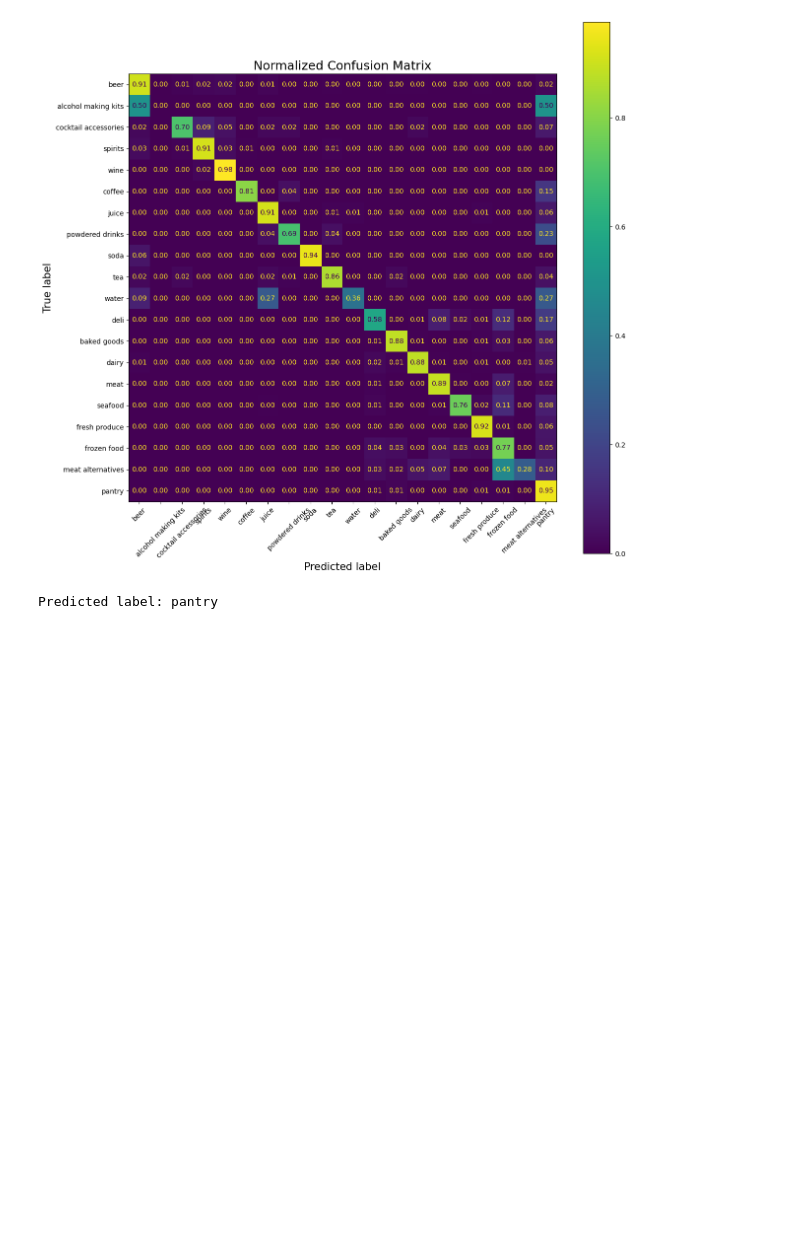
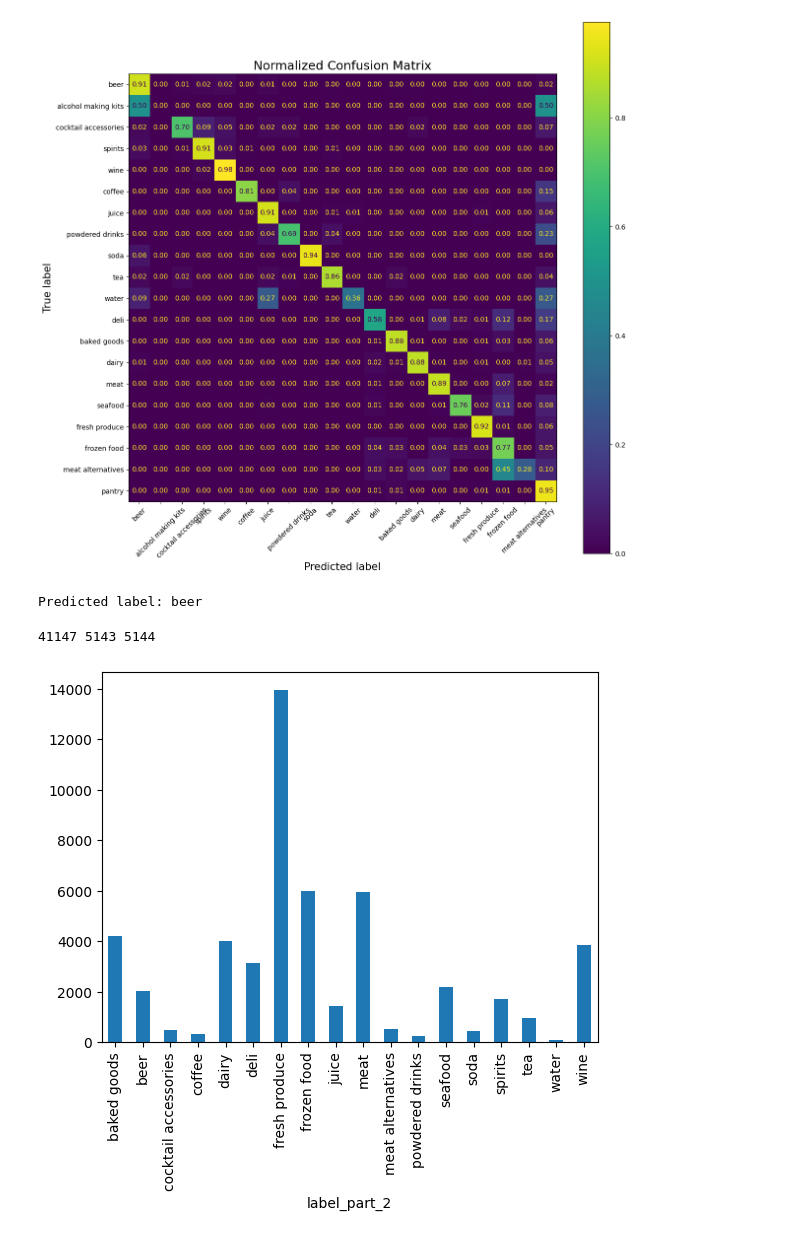
Before and after one commit to EIB-Restaurant/burnt_labels, a Jupyter notebook: Bert_classifier.ipynb, the cells around one changed output. Cells and saved outputs as stored; diff of their text form; code cells hidden in the pictures; blank space fills up the shorter version.

Commit message:
Added BERT classifier

```diff
--- a/Bert_classifier.ipynb
+++ b/Bert_classifier.ipynb
@@ -297,7 +294,7 @@ plt.show()
 [figure]
 # %%
 
-example_input = "chocolate glazed"
+example_input = "Anderson Valley Brewing Company Boont Amber12 fl oz"
 fixed_text = " ".join(example_input.lower().split())
 
 model_input = tokenizer(fixed_text, padding='max_length', max_length=128, truncation=True, return_tensors="pt")
@@ -313,4 +310,53 @@ number_to_label = {v: k for k, v in label_to_number.items()}
 pred_label = number_to_label[logits.argmax(dim=1).item()]
 print(f"Predicted label: {pred_label}")
 # %% [output]
-Predicted label: pantry
+Predicted label: beer
+# %%
+import torch
+import numpy as np
+import matplotlib.pyplot as plt
+import pandas as pd
+from torch import nn
+from torch.optim import AdamW
+from transformers import BertForSequenceClassification, BertConfig, BertTokenizer
+from tqdm import tqdm
+from sklearn.metrics import confusion_matrix, ConfusionMatrixDisplay
+
+# Step 1: Load and preprocess data
+df = pd.read_csv('../data_saved_models/test_food_bev_alc.csv')
+data_cleaned = df.drop(columns=['link', 'typeID'])
+label_split = data_cleaned['label'].str.split('/', expand=True)
+label_split.columns = [f'label_part_{i+1}' for i in range(label_split.shape[1])]
+data_expanded = pd.concat([data_cleaned.drop(columns=['label']), label_split], axis=1)
+
+# Drop the 'alcohol making kits' class
+df_filtered = data_expanded[data_expanded['label_part_2'] != 'alcohol making kits']
+df_filtered = df_filtered[df_filtered['label_part_2'] != 'pantry']
+
+
+# Update the label mapping and indices
+unique_labels = df_filtered['label_part_2'].unique()
+label_to_number_filtered = {label: idx for idx, label in enumerate(unique_labels)}
+
+# Apply the new label mapping
+df_filtered['label_part_2_number'] = df_filtered['label_part_2'].map(label_to_number_filtered)
+
+# Split the dataset
+np.random.seed(112)
+df_train, df_val, df_test = np.split(df_filtered.sample(frac=1, random_state=35),
+                                     [int(0.8*len(df_filtered)), int(0.9*len(df_filtered))])
+
+print(len(df_train), len(df_val), len(df_test))
+
+# Step 2: Define the custom Dataset class
+tokenizer = BertTokenizer.from_pretrained('bert-base-uncased')
+# %% [output]
+41147 5143 5144
+# %%
+df =df_filtered
+df.groupby("label_part_2").size().plot.bar()
+unique_labels = df['label_part_2'].unique()
+label_to_number = {label: idx for idx, label in enumerate(unique_labels, start=0)}
+df['label_part_2_number'] = df['label_part_2'].map(label_to_number)
+# %% [output]
+[figure, added]
```
Also changed, not shown: parts of 3 cells of this notebook.
